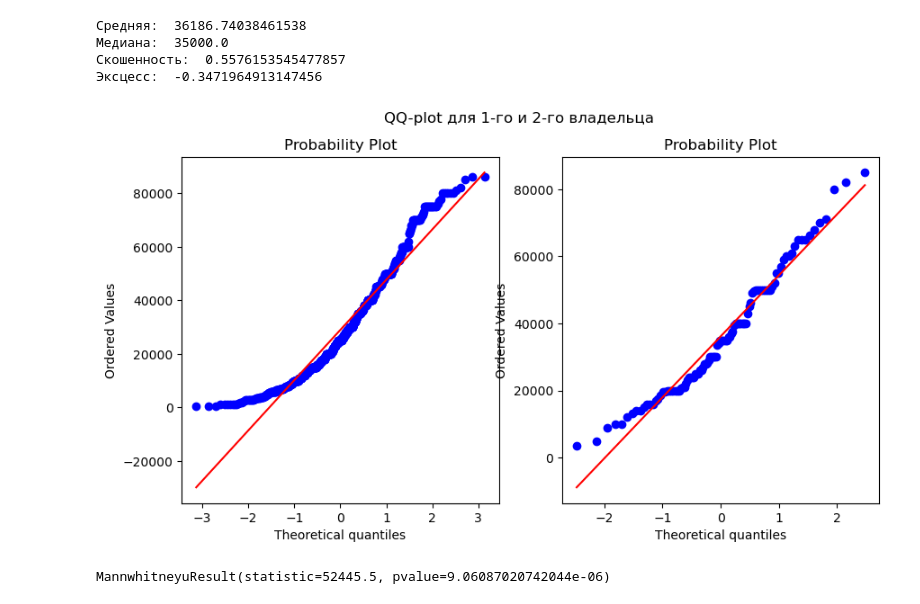
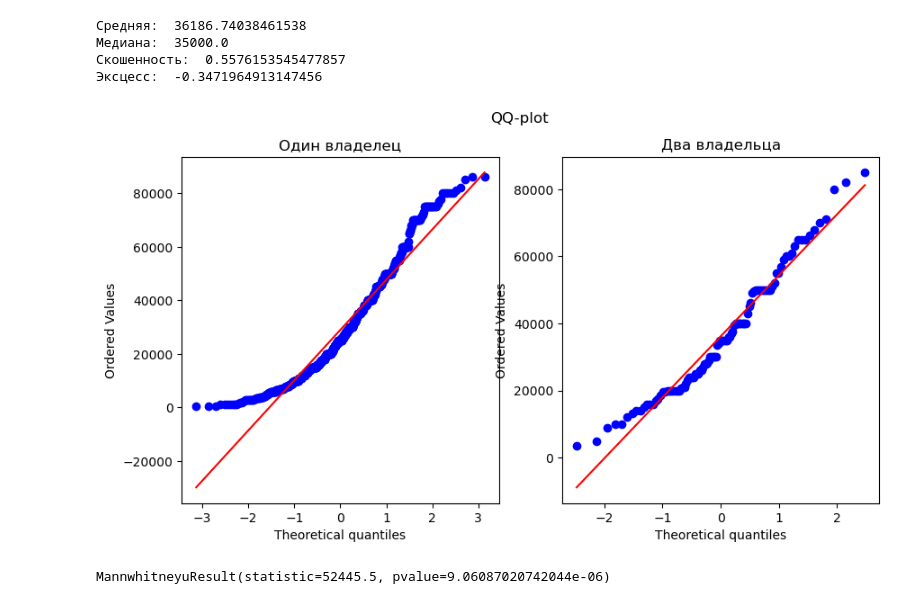
Before and after one commit to V1-code/DZ-11_08.10.2024, a Jupyter notebook: ДЗ-11.ipynb, the cells around one changed output. Cells and saved outputs as stored; diff of their text form; code cells hidden in the pictures.

```diff
--- a/ДЗ-11.ipynb
+++ b/ДЗ-11.ipynb
@@ -267,14 +276,16 @@ print('Эксцесс: ', stats.kurtosis(df_2owner))
 # У нас примерно +/- около 0. Т.е. наши значения примерно близки к нормальному распределению.
 # %%
 fig, ax  = plt.subplots(1,2, figsize = (10,5))
-plt.suptitle('QQ-plot для 1-го и 2-го владельца')
+plt.suptitle('QQ-plot')
 
 stats.probplot(df_1owner, dist="norm", plot = ax[0])
 stats.probplot(df_2owner, dist="norm", plot = ax[1])
+ax[0].set_title("Один владелец")
+ax[1].set_title("Два владельца")
 
 plt.show()
 # %% [output]
-[figure, old version]
+[figure, new version]
 # %%
 # Чем ближе точки находятся к красной линии, тем ближе распределение к нормальному.
 # %%
```
Also changed, not shown: parts of 9 cells of this notebook.
